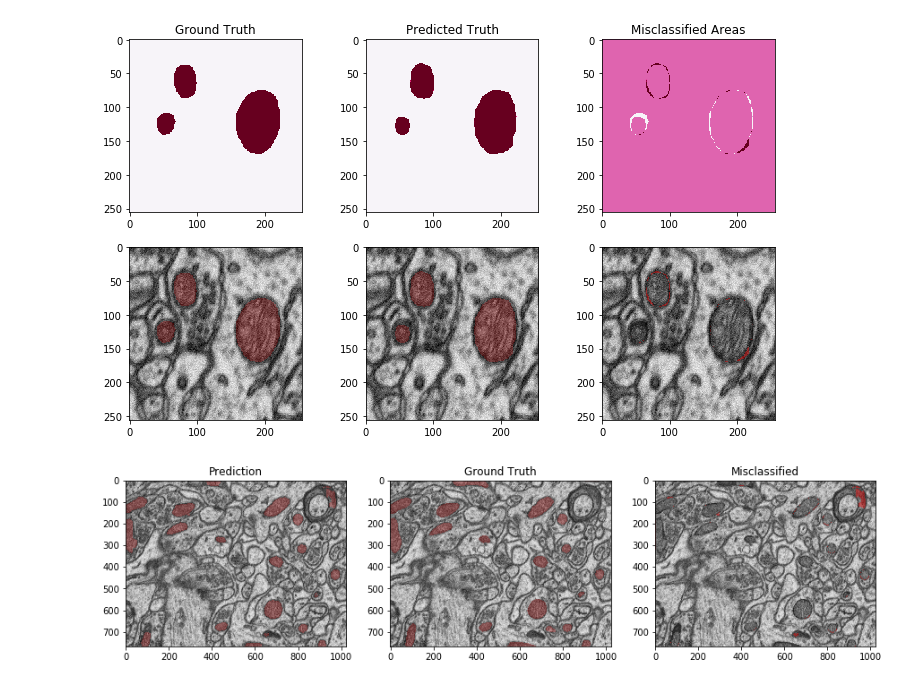
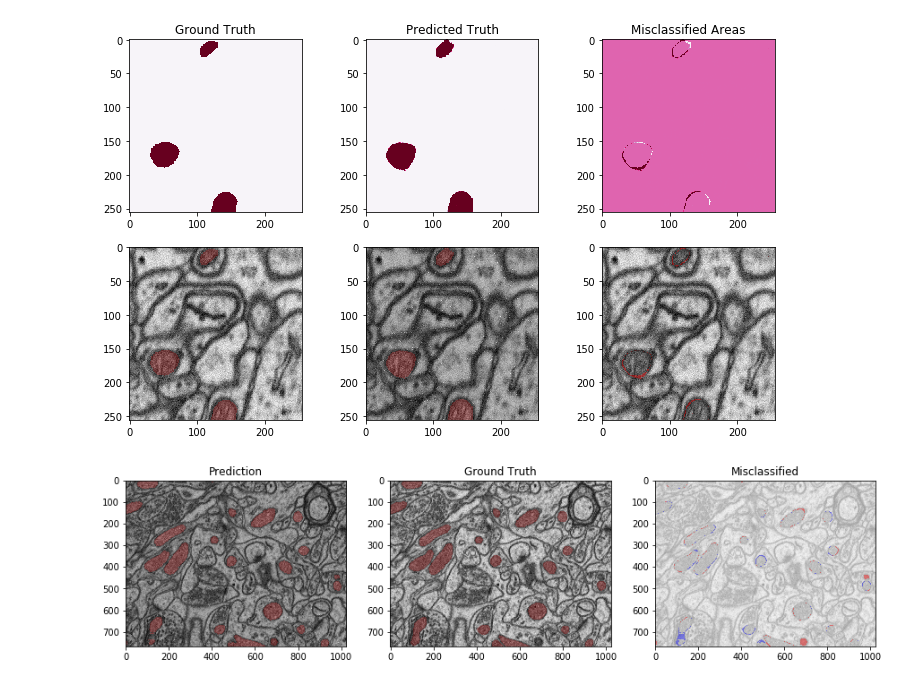
Before and after one commit to cemalec/Data-Science-Porfolio, a Jupyter notebook: CapstoneProjectTwo/Code/ModelExtensions.ipynb, the cells around one changed output. Cells and saved outputs as stored; diff of their text form; code cells hidden in the pictures.

Commit message:
Fixed final image

```diff
--- a/CapstoneProjectTwo/Code/ModelExtensions.ipynb
+++ b/CapstoneProjectTwo/Code/ModelExtensions.ipynb
@@ -349,11 +325,11 @@ cp = tf.keras.callbacks.ModelCheckpoint(filepath=save_model_path,
 # %%
 #Fit the model
-history = model.fit_generator(train_generator,
+history3 = model.fit_generator(train_generator,
                               epochs=epochs,
                               steps_per_epoch = cleaned_inputs.shape[0]//batch_size,
                               validation_data=(validation_inputs,validation_ground_truth),
                               shuffle=True,
                               callbacks=[cp],
-                              initial_epoch = 0
+                              initial_epoch = 50
                              )
 # %% [output]
@@ -361,6 +353,7 @@ Epoch 1/10
 # %%
+tf.keras.models.save_model(model,'tmp/model_final.hdf5')
 #Load best model
-model.load_weights(save_model_path)
+model.load_weights('tmp/weights_final.hdf5')
 # Score trained model.
 possible_test_inds = [i for i in range(testing_inputs.shape[0]) if i not in val_inds]
 test_inds = np.random.choice(possible_test_inds,100,replace=False)
@@ -375,5 +368,5 @@ Test loss: [-2.1164457607269287, 0.88841707]
 # %%
-index = 95
+index = 80
 _,H,W,_ = testing_inputs.shape
 image = testing_inputs[test_inds[index],:,:,0]
 predict_mask = np.zeros(shape=(H,W,4))
@@ -418,7 +411,7 @@ ax6.imshow(oops_mask,cmap='PuRd')
 
 plt.show()
 # %% [output]
-[figure, old version]
+[figure, new version]
 # %%
 def predict_on_fullsize_image(model,image,stride,width=256,train_mean = 0):
     H, W, Ch = image.shape
@@ -450,7 +443,7 @@ def predict_on_fullsize_image(model,image,stride,width=256,train_mean = 0):
 fullsize_testing_inputs = np.load('testing_inputs.npy')
 fullsize_testing_ground_truth = np.load('testing_ground_truth.npy')
 # %%
-fullsize_ind = 30
+fullsize_ind = 0
 predict_image,counts = predict_on_fullsize_image(model,fullsize_testing_inputs[fullsize_ind,:,:,:]/255,32,train_mean=train_mean)
 # %%
 _,H,W,_ = fullsize_testing_inputs.shape
@@ -460,32 +453,34 @@ predict_mask = np.zeros(shape=(H,W,4))
 test_mask = np.zeros(shape=(H,W,4))
 oops_mask = np.zeros(shape=(H,W,4))
 
 predict_mask[:,:,0] = predict_image > 0.5
 predict_mask[:,:,3] = 0.2*(predict_image>0.)
 
 test_mask[:,:,0] = fullsize_testing_ground_truth[fullsize_ind,:,:,0]/255
 test_mask[:,:,3] = 0.2*(test_mask[:,:,0]>0.)
 
 
 oops_mask[:,:,0] = 0.5*(predict_mask[:,:,0] - test_mask[:,:,0])+0.5
+oops_mask[:,:,2] = oops_mask[:,:,0]<0.5
 oops_mask[:,:,3] = 0.4*((oops_mask[:,:,0]>0.51))+0.4*(oops_mask[:,:,0]<0.49)
+oops_mask[:,:,0] = oops_mask[:,:,0]>0.5
 
 fig = plt.figure(figsize=[15,7])
 ax1 = plt.subplot(1,3,1)
 ax1.imshow(image,cmap='gray')
 ax1.imshow(predict_mask,cmap='PuRd')
 ax1.set_title('Prediction')
 
 ax2 = plt.subplot(1,3,2)
 ax2.imshow(image,cmap='gray')
 ax2.imshow(test_mask,cmap='PuRd')
 ax2.set_title('Ground Truth')
 
 ax3 = plt.subplot(1,3,3)
-ax3.imshow(image,cmap='gray')
+ax3.imshow(image,cmap='gray',alpha=0.4)
 ax3.imshow(oops_mask,cmap='PuRd')
 ax3.set_title('Misclassified')
 
 plt.show()
 # %% [output]
-[figure, old version]
+[figure, new version]
```
Also changed, not shown: parts of 11 cells of this notebook.
